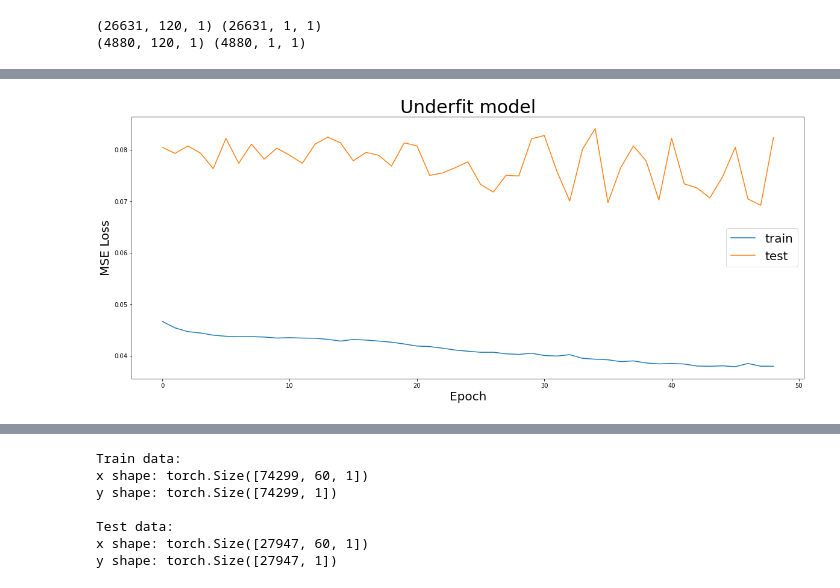
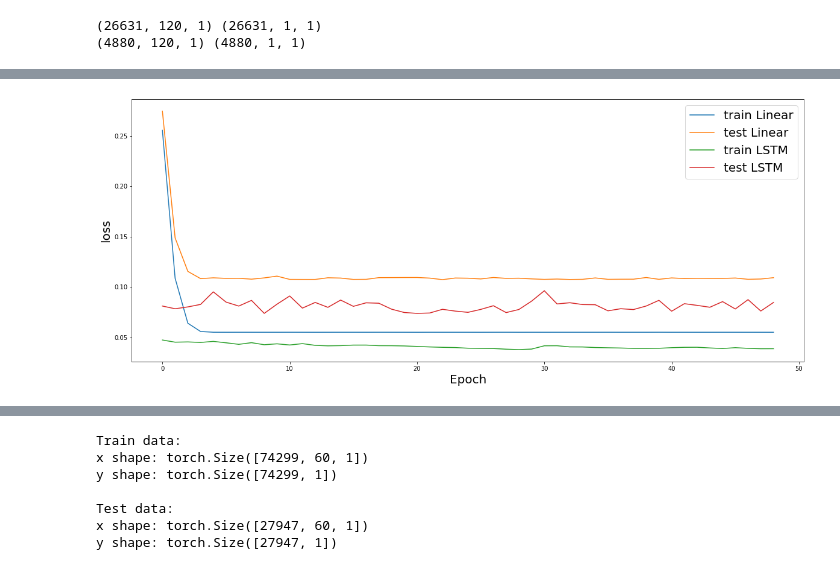
Before and after one commit to YanaMinyaylo/NS, a Jupyter notebook: NN_linear_model.ipynb, the cells around one changed output, grey strips where cells are left out. Saved outputs shown, nothing was run; the diff lists cells and outputs as text; code cells hidden in the pictures.

```diff
--- a/NN_linear_model.ipynb
+++ b/NN_linear_model.ipynb
@@ -125,23 +125,23 @@ from keras.layers import Dense
 from keras.layers import LSTM
 from keras.layers import Dropout
 from sklearn.model_selection import train_test_split
+# %%
+model_linear = Sequential()
+model_linear.add(Dense(units = label_train.shape[1]))
+model_linear.compile(optimizer = 'adam', loss = 'mse')
+# %%
+result = model_linear.fit(feature_train, label_train, epochs = 50, batch_size = 32, validation_split=0.2)
 # %%
-u = 10
+u = 50
 model_MSE = Sequential()
 model_MSE.add(LSTM(units= u, return_sequences=True, input_shape=(feature_train.shape[1], 1)))
-model_MSE.add(Dropout(0.2))
-
-# model_MSE.add(LSTM(units=u, return_sequences=True))
-# model_MSE.add(Dropout(0.2))
-
-# model_MSE.add(LSTM(units=u, return_sequences=True))
-# model_MSE.add(Dropout(0.2))
+model_MSE.add(Dropout(0.4))
 
 model_MSE.add(LSTM(units=u))
 model_MSE.add(Dropout(0.2))
 
 model_MSE.add(Dense(units = label_train.shape[1]))
 
-model_MSE.compile(optimizer = 'adam', loss = 'mse')
+model_MSE.compile(optimizer = 'adam', loss = 'mean_squared_error')
 # %%
-result = model_MSE.fit(feature_train, label_train, epochs = 50, batch_size = 32, validation_split=0.2)
+result_mse = model_MSE.fit(feature_train, label_train, epochs = 50, batch_size = 32, validation_split=0.2)
@@ -166,11 +155,13 @@ Epoch 50/50
 # %%
 plt.figure(figsize=(20,8), facecolor='w')
-plt.plot(result.history['loss'][1:], label='train')
-plt.plot(result.history['val_loss'][1:], label='test')
+plt.plot(result.history['loss'][1:], label='train Linear')
+plt.plot(result.history['val_loss'][1:], label='test Linear')
+plt.plot(result_mse.history['loss'][1:], label='train LSTM')
+plt.plot(result_mse.history['val_loss'][1:], label='test LSTM')
 plt.legend(fontsize=20)
-plt.title('Underfit model',  fontsize=30)
+# plt.title('Underfit model',  fontsize=30)
 plt.xlabel('Epoch',  fontsize=20)
-plt.ylabel('MSE Loss',  fontsize=20)
+plt.ylabel('loss',  fontsize=20)
 plt.show()
 # %% [output]
-[figure, old version]
+[figure, new version]
```
Also changed, not shown: parts of 16 cells of this notebook.
